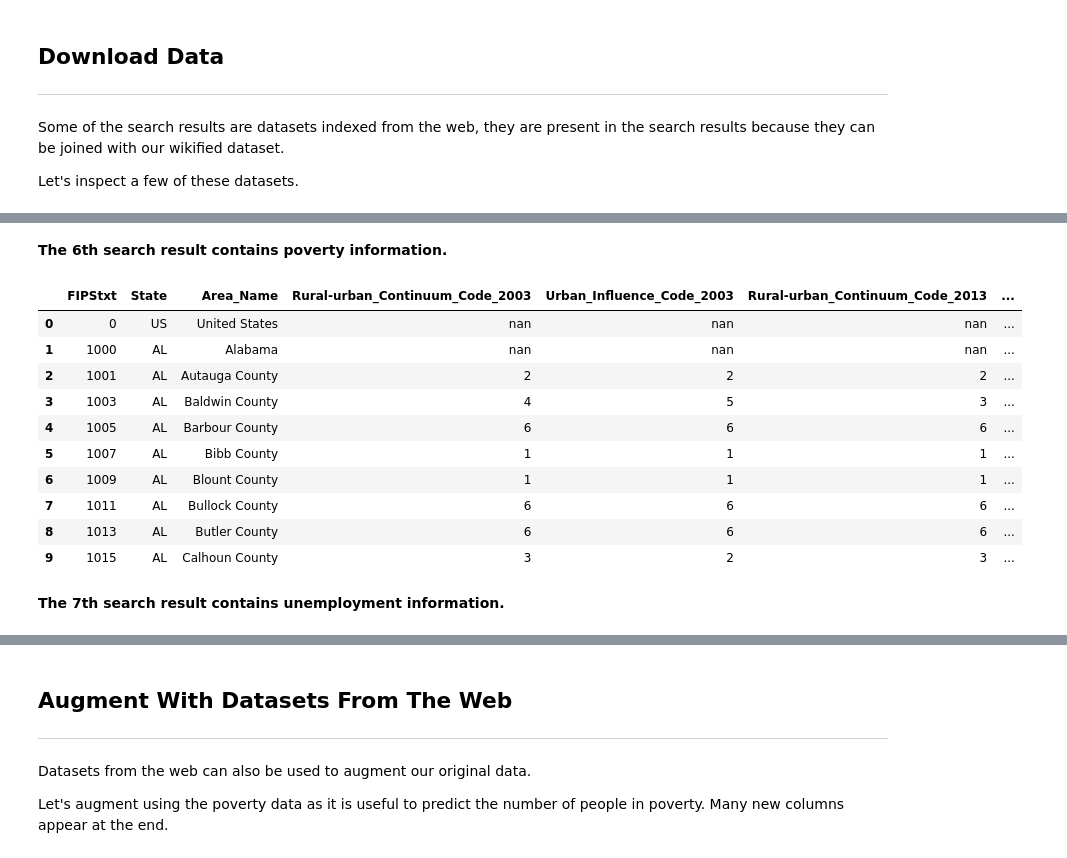
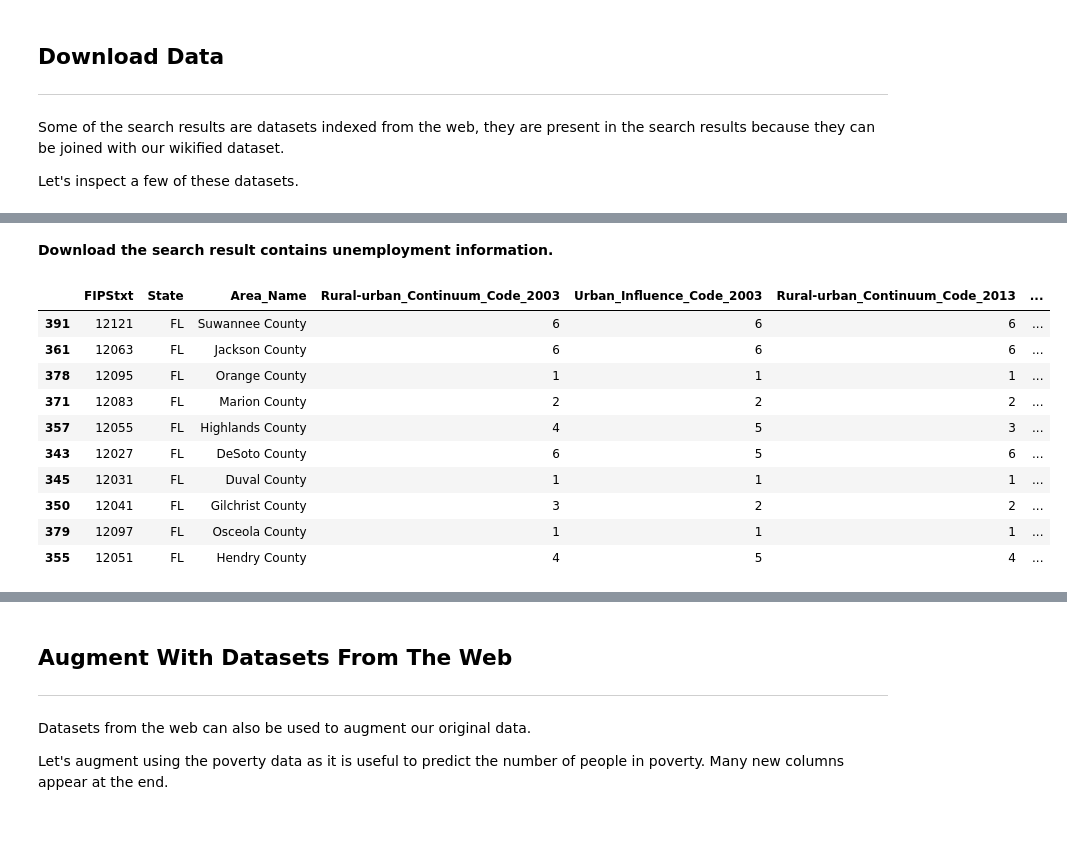
Before and after one commit to usc-isi-i2/wikidata-wikifier, a Jupyter notebook: example/datamart_demo.ipynb, the cells around one changed output, grey strips where cells are left out. Cells and saved outputs as stored; diff of their text form; code cells hidden in the pictures; blank space fills up the shorter version.

```diff
--- a/example/datamart_demo.ipynb
+++ b/example/datamart_demo.ipynb
@@ -140,20 +161,18 @@ Let's inspect a few of these datasets.
 # %% [markdown]
-__The 6th search result contains poverty information.__
+__Download the search result contains unemployment information.__
 # %%
-downloaded_dataset = search_results[6].download(supplied_data=wikified_dataset)
-utils.pretty_print(downloaded_dataset)
-# utils.pretty_print(downloaded_dataset,"download")
+downloaded_dataset = search_results[13].download(supplied_data=wikified_dataset)
+# utils.pretty_print(downloaded_dataset)
+utils.pretty_print(downloaded_dataset,"download")
 # %% [output]
 |  | FIPStxt | State | Area_Name | Rural-urban_Continuum_Code_2003 | Urban_Influence_Code_2003 | Rural-urban_Continuum_Code_2013 | ... |
-| 0 | 0 | US | United States | nan | nan | nan | ... |
-| 1 | 1000 | AL | Alabama | nan | nan | nan | ... |
-| 2 | 1001 | AL | Autauga County | 2 | 2 | 2 | ... |
-| 3 | 1003 | AL | Baldwin County | 4 | 5 | 3 | ... |
-| 4 | 1005 | AL | Barbour County | 6 | 6 | 6 | ... |
-| 5 | 1007 | AL | Bibb County | 1 | 1 | 1 | ... |
-| 6 | 1009 | AL | Blount County | 1 | 1 | 1 | ... |
-| 7 | 1011 | AL | Bullock County | 6 | 6 | 6 | ... |
-| 8 | 1013 | AL | Butler County | 6 | 6 | 6 | ... |
-| 9 | 1015 | AL | Calhoun County | 3 | 2 | 3 | ... |
+| 391 | 12121 | FL | Suwannee County | 6 | 6 | 6 | ... |
+| 361 | 12063 | FL | Jackson County | 6 | 6 | 6 | ... |
+| 378 | 12095 | FL | Orange County | 1 | 1 | 1 | ... |
+| 371 | 12083 | FL | Marion County | 2 | 2 | 2 | ... |
+| 357 | 12055 | FL | Highlands County | 4 | 5 | 3 | ... |
+| 343 | 12027 | FL | DeSoto County | 6 | 5 | 6 | ... |
+| 345 | 12031 | FL | Duval County | 1 | 1 | 1 | ... |
+| 350 | 12041 | FL | Gilchrist County | 3 | 2 | 2 | ... |
+| 379 | 12097 | FL | Osceola County | 1 | 1 | 1 | ... |
+| 355 | 12051 | FL | Hendry County | 4 | 5 | 4 | ... |
-# %% [markdown]
-__The 7th search result contains unemployment information.__
```
Also changed, not shown: parts of 24 cells of this notebook.
